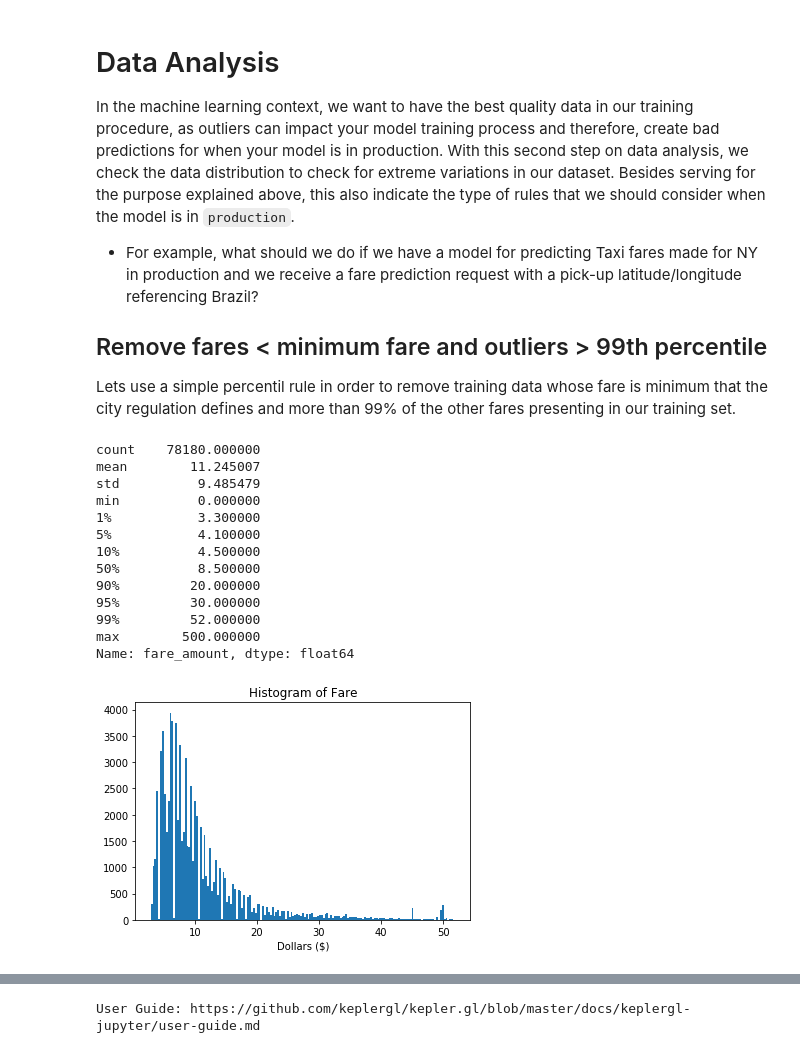
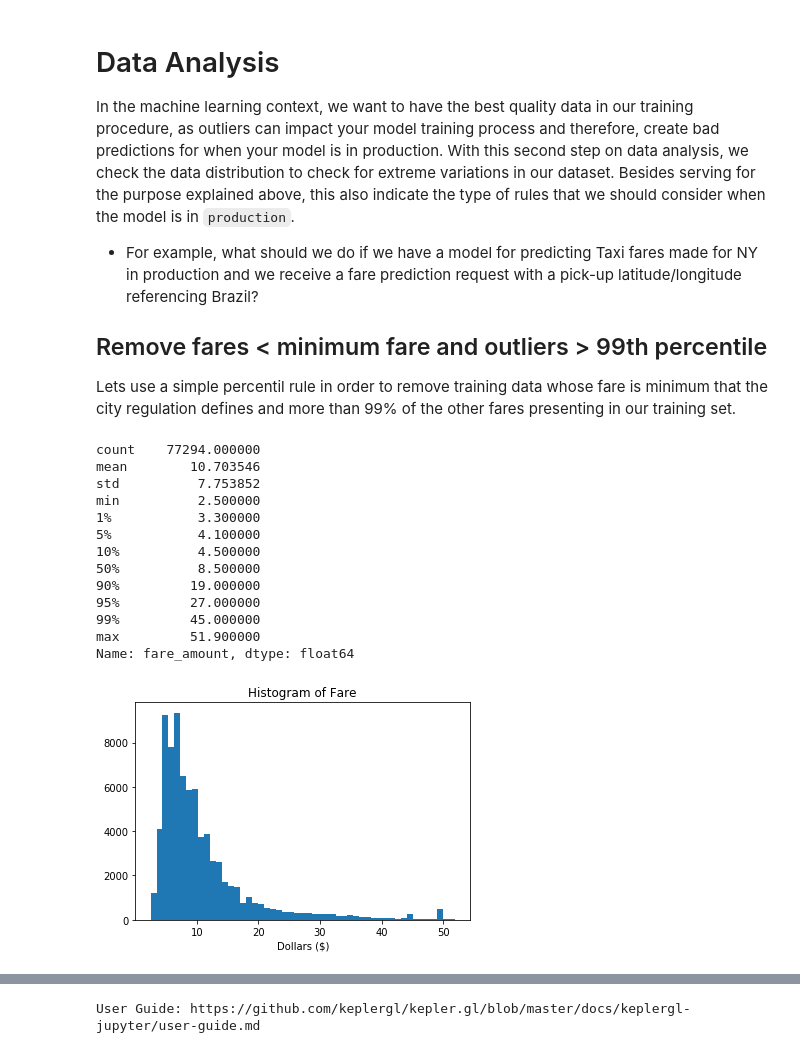
Before and after one commit to caiomiyashiro/geospatial_data_analysis, a Jupyter notebook: AMLD-2020/Presentation_AMLD_2020.ipynb, the cells around one changed output, grey strips where cells are left out. Drawn from its saved outputs; the diff is of its cells as text; code cells hidden in the pictures.

```diff
--- a/AMLD-2020/Presentation_AMLD_2020.ipynb
+++ b/AMLD-2020/Presentation_AMLD_2020.ipynb
@@ -284,30 +289,28 @@ Lets use a simple percentil rule in order to remove training data whose fare is
 # minimum fare = $2.5: https://www1.nyc.gov/site/tlc/passengers/taxi-fare.page
 
 display(df_train['fare_amount'].describe(percentiles=[.01, .05, .1, .90,.95,.99]))
-
-### df_train = df_train.loc[(df_train['fare_amount'] > 2.5) & (df_train['fare_amount'] < 52)]
-df_train = df_train.loc[(df_train['fare_amount'] >= 2.5) & (df_train['fare_amount'] < 52)]
-
-
-plt.hist(df_train['fare_amount'], bins='auto')
-plt.title('Histogram of Fare')
-plt.xlabel('Dollars ($)');
-# display(df_train['fare_amount'].hist(bins='auto'));
 # %% [output]
-count    78180.000000
-mean        11.245007
-std          9.485479
-min          0.000000
+count    77294.000000
+mean        10.703546
+std          7.753852
+min          2.500000
 1%           3.300000
 5%           4.100000
 10%          4.500000
 50%          8.500000
-90%         20.000000
-95%         30.000000
-99%         52.000000
-max        500.000000
+90%         19.000000
+95%         27.000000
+99%         45.000000
+max         51.900000
 Name: fare_amount, dtype: float64
-[figure, removed]
+# %%
+df_train = df_train.loc[(df_train['fare_amount'] >= 2.5) & (df_train['fare_amount'] < 52)]
+
+plt.hist(df_train['fare_amount'], bins=51)
+plt.title('Histogram of Fare')
+plt.xlabel('Dollars ($)');
+# %% [output]
+[figure, added]
 # %% [markdown]
 ## Average demand per region over 1 weekday - H3
 
```
Also changed, not shown: parts of 15 cells of this notebook, 4 other files.
